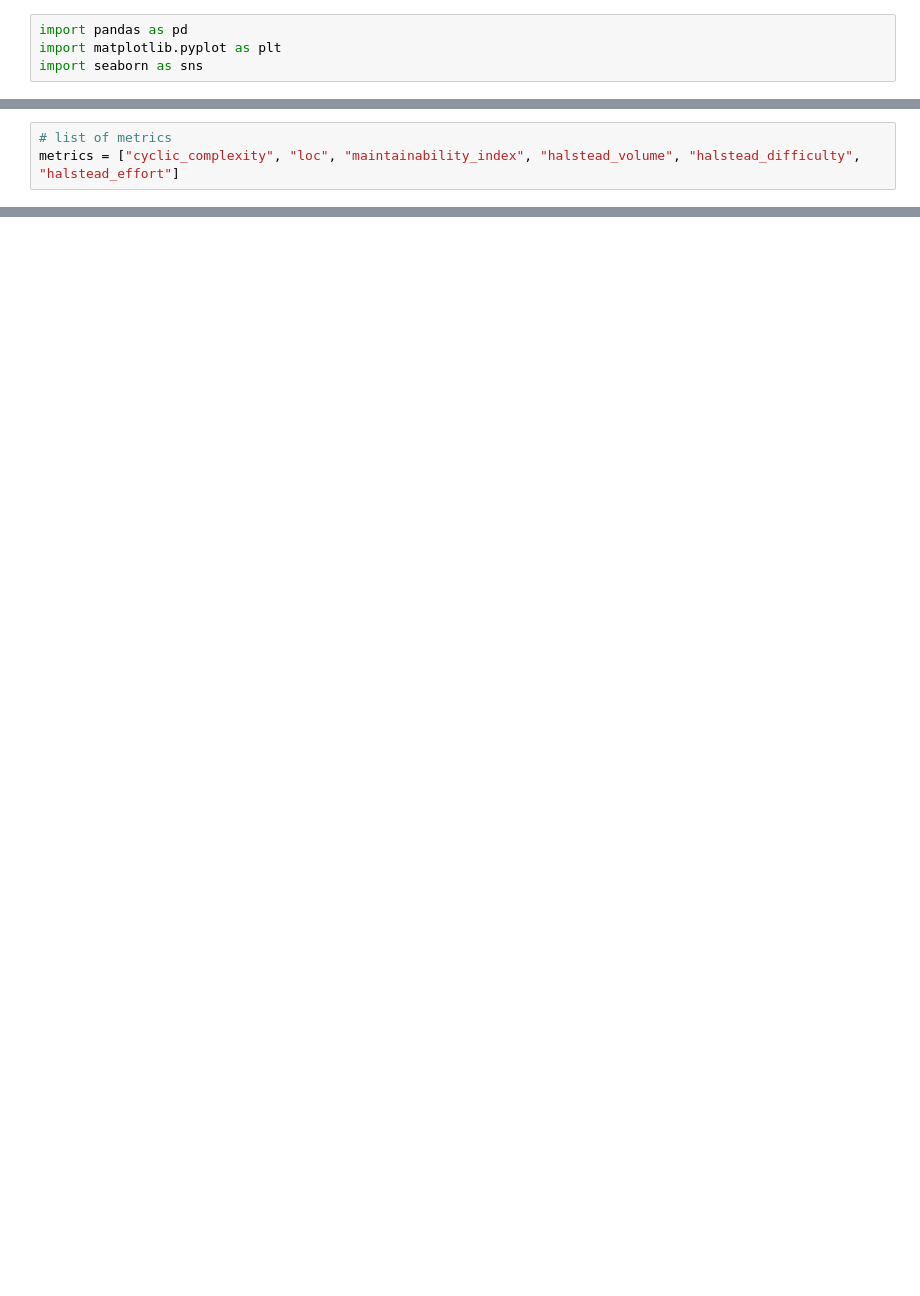
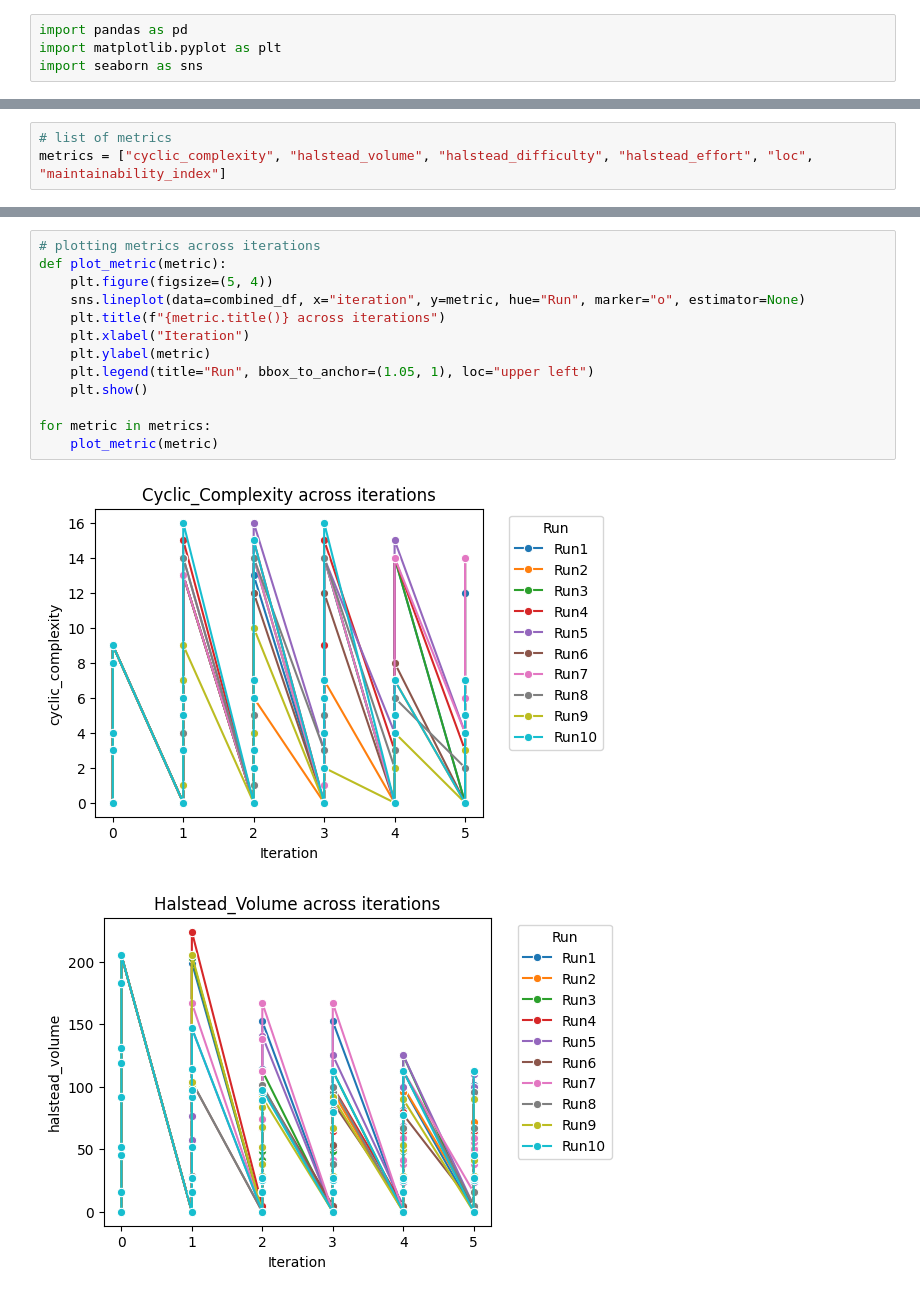
Before and after one commit to MileyNg/Code-Refactoring-Assistant, a Jupyter notebook: script/create_plot.ipynb, the cells around one changed output, grey strips where cells are left out. Saved outputs shown, nothing was run; the diff lists cells and outputs as text; blank space fills up the shorter version.

Commit message:
create plots

```diff
--- a/script/create_plot.ipynb
+++ b/script/create_plot.ipynb
@@ -23,3 +59,3 @@ grouped_test_code_metrics = accepted_only_df.groupby(["filename", "iteration"]).
 # %%
 # list of metrics
-metrics = ["cyclic_complexity", "loc", "maintainability_index", "halstead_volume", "halstead_difficulty", "halstead_effort"]
+metrics = ["cyclic_complexity", "halstead_volume", "halstead_difficulty", "halstead_effort", "loc", "maintainability_index"]
@@ -25,0 +130,16 @@ metrics = ["cyclic_complexity", "loc", "maintainability_index", "halstead_volume
+# %%
+# plotting metrics across iterations
+def plot_metric(metric):
+    plt.figure(figsize=(5, 4))
+    sns.lineplot(data=combined_df, x="iteration", y=metric, hue="Run", marker="o", estimator=None)
+    plt.title(f"{metric.title()} across iterations")
+    plt.xlabel("Iteration")
+    plt.ylabel(metric)
+    plt.legend(title="Run", bbox_to_anchor=(1.05, 1), loc="upper left")
+    plt.show()
+
+for metric in metrics:
+    plot_metric(metric)
+# %% [output]
+[figure, added]
+[figure, added]
```
Also changed, not shown: parts of 10 cells of this notebook.
